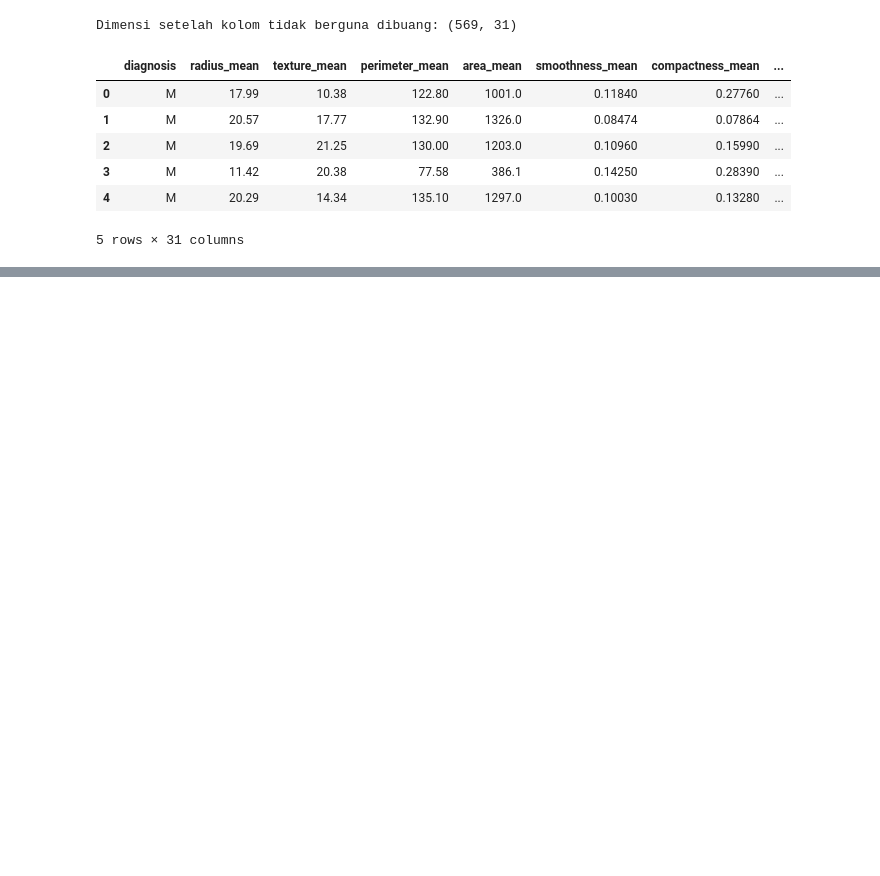
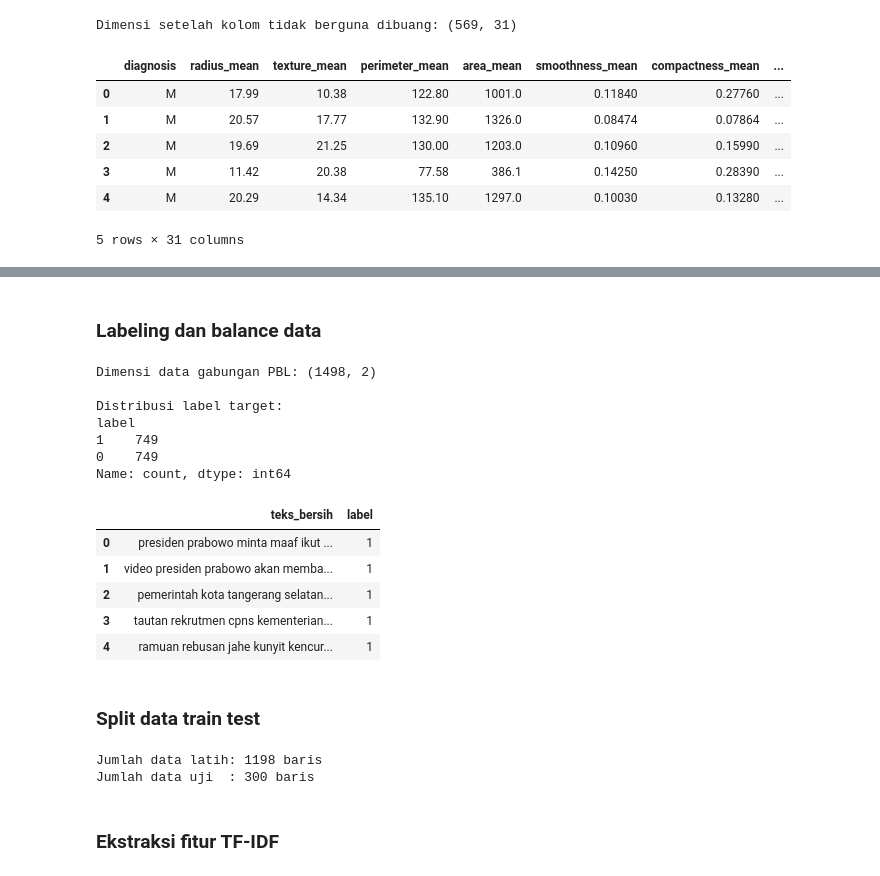
Before and after one commit to M-Aqilaz/Machine-Learning_2026-2027_Sem5, a Jupyter notebook: JS_02/Tugas.ipynb, the cells around one changed output, grey strips where cells are left out. Cells and saved outputs as stored; diff of their text form; code cells hidden in the pictures; blank space fills up the shorter version.

Commit message:
update pbl dataset

```diff
--- a/JS_02/Tugas.ipynb
+++ b/JS_02/Tugas.ipynb
@@ -102,0 +121,7 @@ df_clean.head()
+# %%
+# Baca dataset hoaks Komdigi dan dataset berita valid
+df_hoaks = pd.read_csv('data/komdigi_hoaks.csv')
+df_valid = pd.read_csv('data/berita_valid_terbaru.csv')
+
+print('Dimensi dataset hoaks Komdigi:', df_hoaks.shape)
+print('Dimensi dataset berita valid :', df_valid.shape)
@@ -102,0 +189,57 @@ df_clean.head()
+# %% [markdown]
+### Labeling dan balance data
+# %%
+# Encoding label target: 1 = Hoaks, 0 = Valid
+df_hoaks['label'] = 1
+df_valid['label'] = 0
+
+# Penyeimbangan data (Balanced Dataset 1:1)
+df_hoaks_sampled = df_hoaks.sample(n=len(df_valid), random_state=42)
+
+# Menggabungkan data hoaks dan valid
+df_pbl = pd.concat([
+    df_hoaks_sampled[['teks_bersih', 'label']],
+    df_valid[['teks_bersih', 'label']]
+], ignore_index=True)
+
+# Filter teks yang terlalu pendek (di bawah 10 karakter)
+df_pbl = df_pbl[df_pbl['teks_bersih'].str.len() > 10].reset_index(drop=True)
+
+print('Dimensi data gabungan PBL:', df_pbl.shape)
+print('\nDistribusi label target:')
+print(df_pbl['label'].value_counts())
+df_pbl.head()
+# %% [output]
+Dimensi data gabungan PBL: (1498, 2)
+
+Distribusi label target:
+label
+1    749
+0    749
+Name: count, dtype: int64
+|  | teks_bersih | label |
+| 0 | presiden prabowo minta maaf ikut ... | 1 |
+| 1 | video presiden prabowo akan memba... | 1 |
+| 2 | pemerintah kota tangerang selatan... | 1 |
+| 3 | tautan rekrutmen cpns kementerian... | 1 |
+| 4 | ramuan rebusan jahe kunyit kencur... | 1 |
+# %% [markdown]
+### Split data train test
+# %%
+from sklearn.model_selection import train_test_split
+
+X_train, X_test, y_train, y_test = train_test_split(
+    df_pbl['teks_bersih'],
+    df_pbl['label'],
+    test_size=0.2,
+    random_state=42,
+    stratify=df_pbl['label']
+)
+
+print(f'Jumlah data latih: {len(X_train)} baris')
+print(f'Jumlah data uji  : {len(X_test)} baris')
+# %% [output]
+Jumlah data latih: 1198 baris
+Jumlah data uji  : 300 baris
+# %% [markdown]
+### Ekstraksi fitur TF-IDF
```
Also changed, not shown: parts of 21 cells of this notebook, 3 other files.
